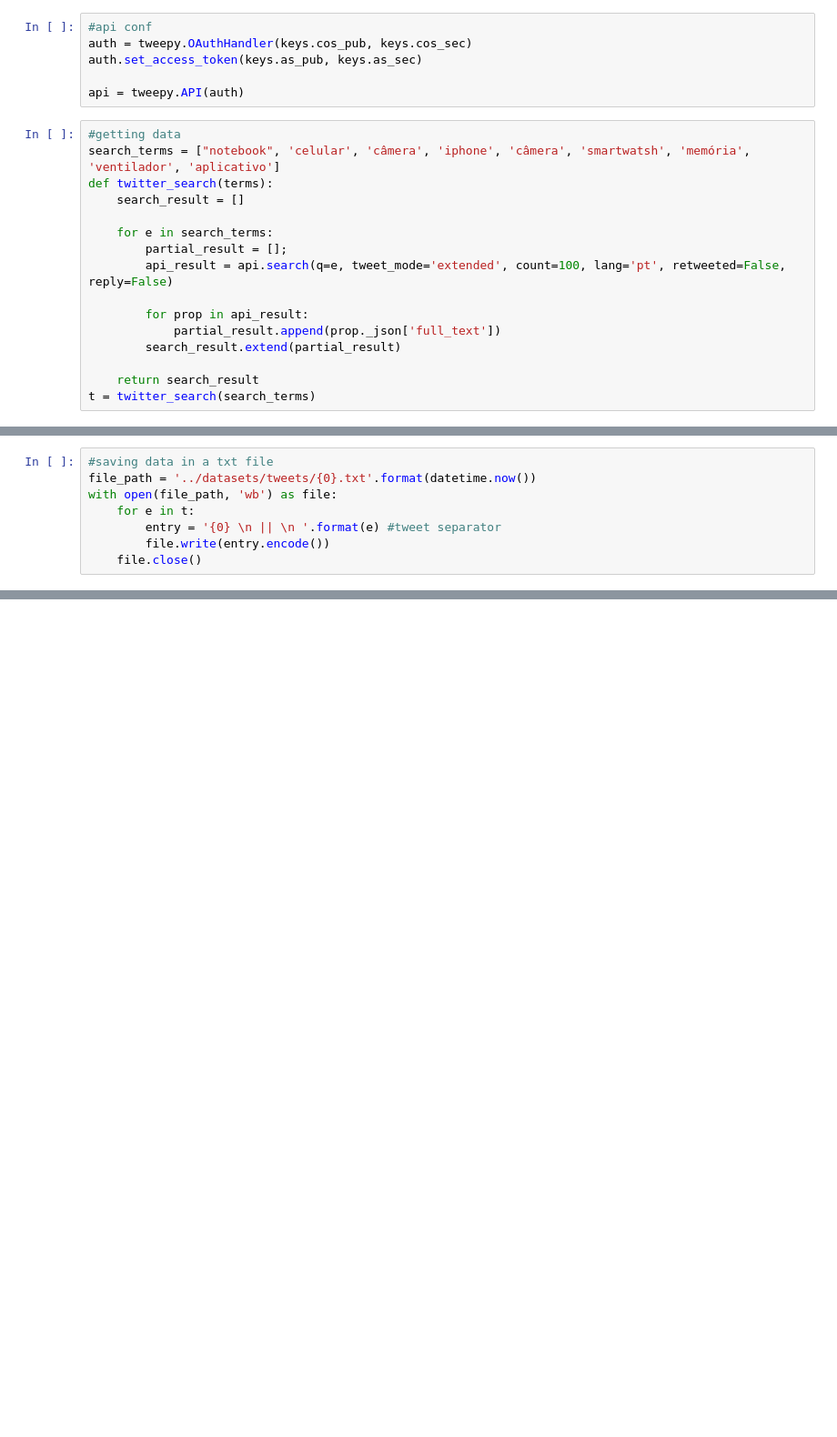
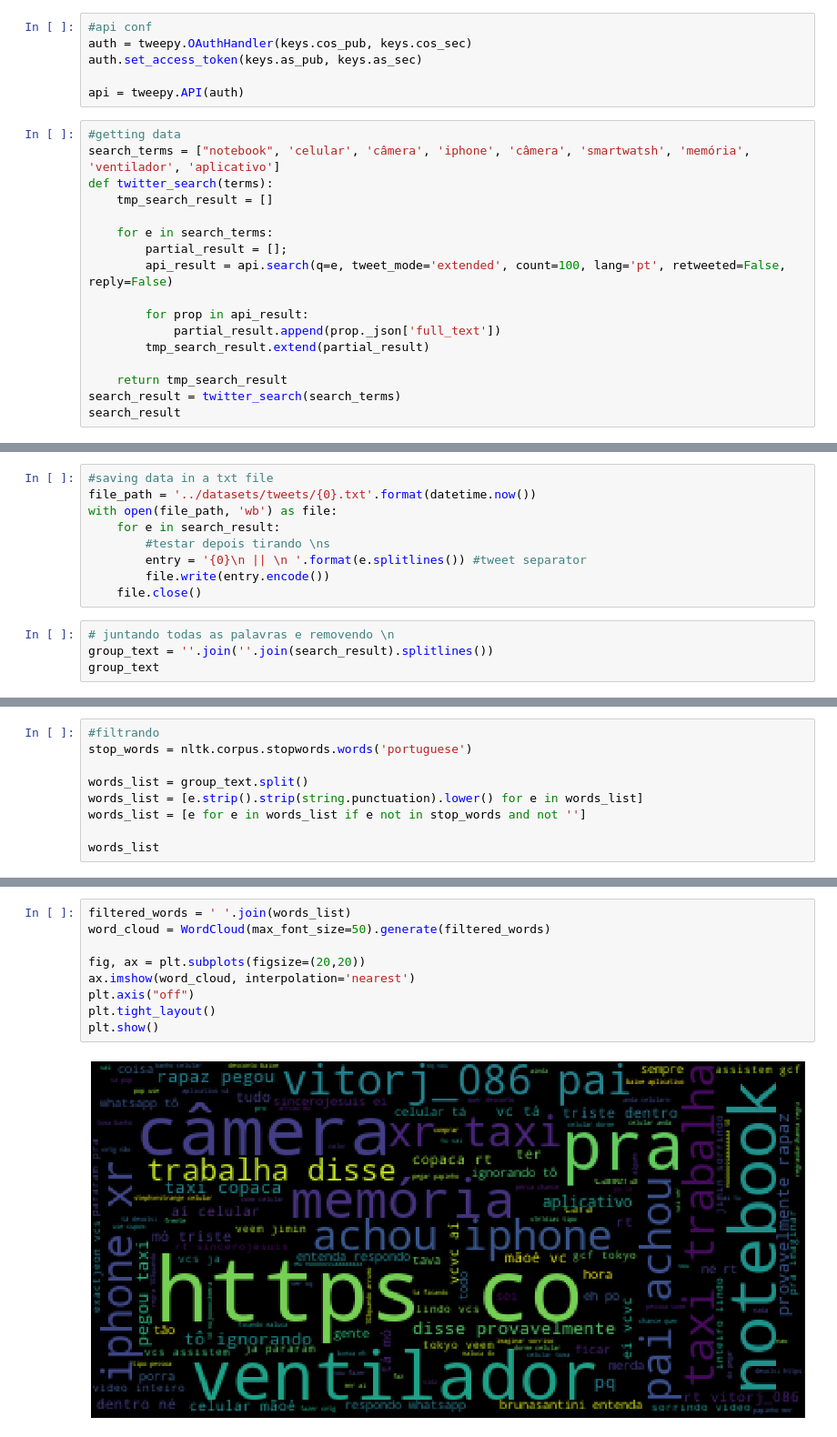
Before and after one commit to rodrygofsantos/twitter_text_cluster, a Jupyter notebook: notebooks/tweets_finder.ipynb, the cells around one changed output, grey strips where cells are left out. Shown at 91% size. Cells and saved outputs as stored; diff of their text form; blank space fills up the shorter version.

Commit message:
Tweet getter ugrade

```diff
--- a/notebooks/tweets_finder.ipynb
+++ b/notebooks/tweets_finder.ipynb
@@ -13,7 +21,7 @@ api = tweepy.API(auth)
 #getting data
 search_terms = ["notebook", 'celular', 'câmera', 'iphone', 'câmera', 'smartwatsh', 'memória', 'ventilador', 'aplicativo']
 def twitter_search(terms):
-    search_result = []
+    tmp_search_result = []
 
     for e in search_terms:
         partial_result = [];
@@ -21,7 +29,8 @@ def twitter_search(terms):
 
         for prop in api_result:
             partial_result.append(prop._json['full_text'])
-        search_result.extend(partial_result)
+        tmp_search_result.extend(partial_result)
 
-    return search_result
-t = twitter_search(search_terms)
+    return tmp_search_result
+search_result = twitter_search(search_terms)
+search_result
@@ -29,7 +56,12 @@ t = twitter_search(search_terms)
 #saving data in a txt file
 file_path = '../datasets/tweets/{0}.txt'.format(datetime.now())
 with open(file_path, 'wb') as file:
-    for e in t:
-        entry = '{0} \n || \n '.format(e) #tweet separator
+    for e in search_result:
+        #testar depois tirando \ns
+        entry = '{0}\n || \n '.format(e.splitlines()) #tweet separator
         file.write(entry.encode())
     file.close()
+# %%
+# juntando todas as palavras e removendo \n
+group_text = ''.join(''.join(search_result).splitlines())
+group_text
@@ -35,0 +70,9 @@ with open(file_path, 'wb') as file:
+# %%
+#filtrando
+stop_words = nltk.corpus.stopwords.words('portuguese')
+
+words_list = group_text.split()
+words_list = [e.strip().strip(string.punctuation).lower() for e in words_list]
+words_list = [e for e in words_list if e not in stop_words and not '']
+
+words_list
@@ -35,0 +122,11 @@ with open(file_path, 'wb') as file:
+# %%
+filtered_words = ' '.join(words_list)
+word_cloud = WordCloud(max_font_size=50).generate(filtered_words)
+
+fig, ax = plt.subplots(figsize=(20,20))
+ax.imshow(word_cloud, interpolation='nearest')
+plt.axis("off")
+plt.tight_layout()
+plt.show()
+# %% [output]
+[figure, added]
```
Also changed, not shown: parts of 5 cells of this notebook, 5 other files.
